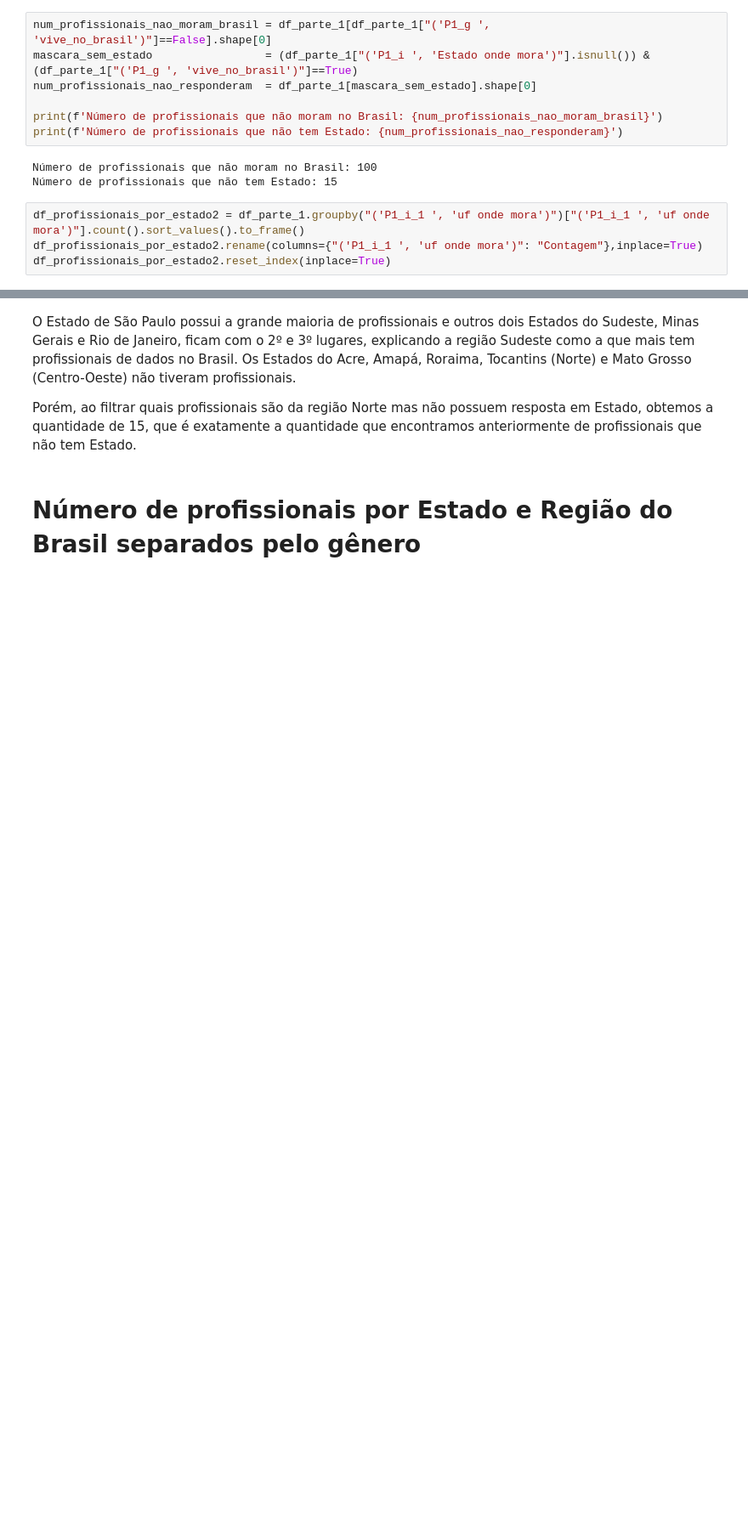
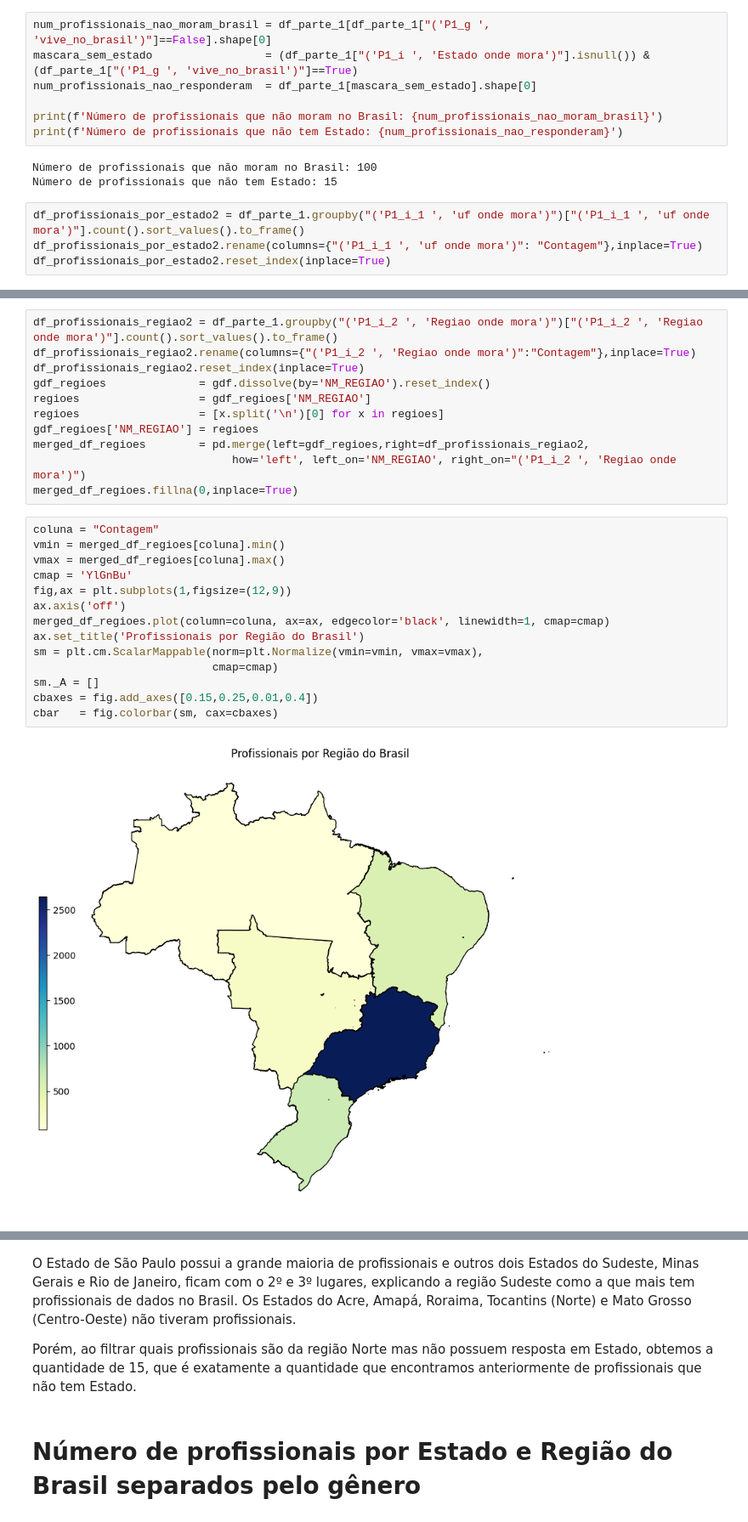
Before and after one commit to dallaqua/Trabalho_Santander_Coders_TPI, a Jupyter notebook: analise_mercado_dados_2022_v3.ipynb, the cells around one changed output, grey strips where cells are left out. Shown at 85% size. Saved outputs shown, nothing was run; the diff lists cells and outputs as text; blank space fills up the shorter version.

Commit message:
Adiciona parte 8
-Adiciona parte 8 da análise

by: Bruno

```diff
--- a/analise_mercado_dados_2022_v3.ipynb
+++ b/analise_mercado_dados_2022_v3.ipynb
@@ -340 +340,28 @@ cbar   = fig.colorbar(sm, cax=cbaxes)
+# %%
+df_profissionais_regiao2 = df_parte_1.groupby("('P1_i_2 ', 'Regiao onde mora')")["('P1_i_2 ', 'Regiao onde mora')"].count().sort_values().to_frame()
+df_profissionais_regiao2.rename(columns={"('P1_i_2 ', 'Regiao onde mora')":"Contagem"},inplace=True)
+df_profissionais_regiao2.reset_index(inplace=True)
+gdf_regioes              = gdf.dissolve(by='NM_REGIAO').reset_index()
+regioes                  = gdf_regioes['NM_REGIAO']
+regioes                  = [x.split('\n')[0] for x in regioes]
+gdf_regioes['NM_REGIAO'] = regioes
+merged_df_regioes        = pd.merge(left=gdf_regioes,right=df_profissionais_regiao2,
+                              how='left', left_on='NM_REGIAO', right_on="('P1_i_2 ', 'Regiao onde mora')")
+merged_df_regioes.fillna(0,inplace=True)
+# %%
+coluna = "Contagem"
+vmin = merged_df_regioes[coluna].min()
+vmax = merged_df_regioes[coluna].max()
+cmap = 'YlGnBu'
+fig,ax = plt.subplots(1,figsize=(12,9))
+ax.axis('off')
+merged_df_regioes.plot(column=coluna, ax=ax, edgecolor='black', linewidth=1, cmap=cmap)
+ax.set_title('Profissionais por Região do Brasil')
+sm = plt.cm.ScalarMappable(norm=plt.Normalize(vmin=vmin, vmax=vmax),
+                           cmap=cmap)
+sm._A = []
+cbaxes = fig.add_axes([0.15,0.25,0.01,0.4])
+cbar   = fig.colorbar(sm, cax=cbaxes)
+# %% [output]
+[figure, added]
 # %%
```
Also changed, not shown: parts of 33 cells of this notebook.
